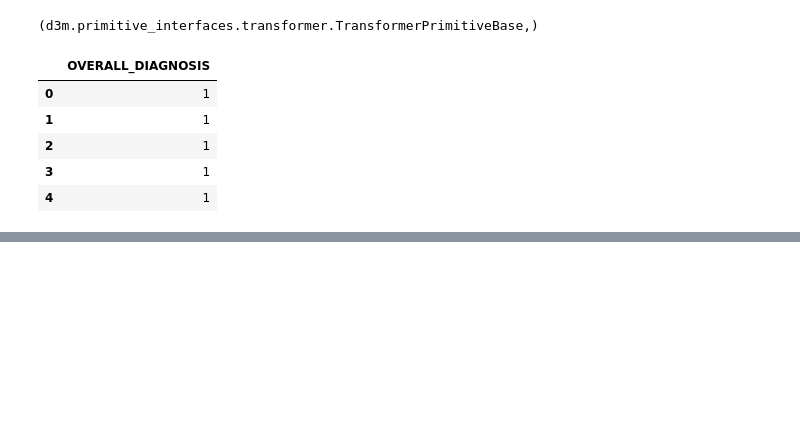
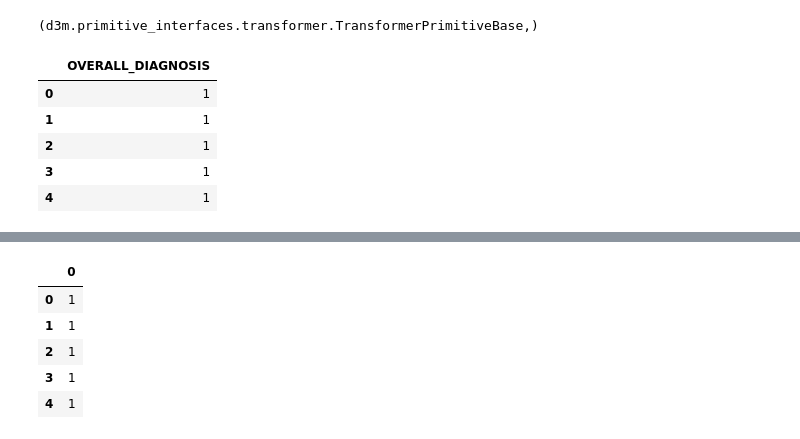
Before and after one commit to VIDA-NYU/alphad3m, a Jupyter notebook: scripts/pipeline_new_primitives.ipynb, the cells around one changed output, grey strips where cells are left out. Saved outputs shown, nothing was run; the diff lists cells and outputs as text; code cells hidden in the pictures; blank space fills up the shorter version.

```diff
--- a/scripts/pipeline_new_primitives.ipynb
+++ b/scripts/pipeline_new_primitives.ipynb
@@ -287,11 +296,19 @@ d3m.primitives.sklearn_wrap.SKRandomForestClassifier.__bases__
 # %%
 hyperparams_class = d3m.primitives.sklearn_wrap.SKRandomForestClassifier.metadata.query()['primitive_code']['class_type_arguments']['Hyperparams']
 hyperparams = hyperparams_class.defaults()
 step8 = d3m.primitives.sklearn_wrap.SKRandomForestClassifier(hyperparams=hyperparams)
 step8.set_training_data(inputs=step5_produce, outputs=step7_produce)
 res = step8.fit()
 assert res.has_finished
 assert res.value is None
 res = step8.produce(inputs=step5_produce)
 assert res.has_finished
 step8_produce = res.value
+step8_produce.head()
+# %% [output]
+|  | 0 |
+| 0 | 1 |
+| 1 | 1 |
+| 2 | 1 |
+| 3 | 1 |
+| 4 | 1 |
```
Also changed, not shown: parts of 29 cells of this notebook.
